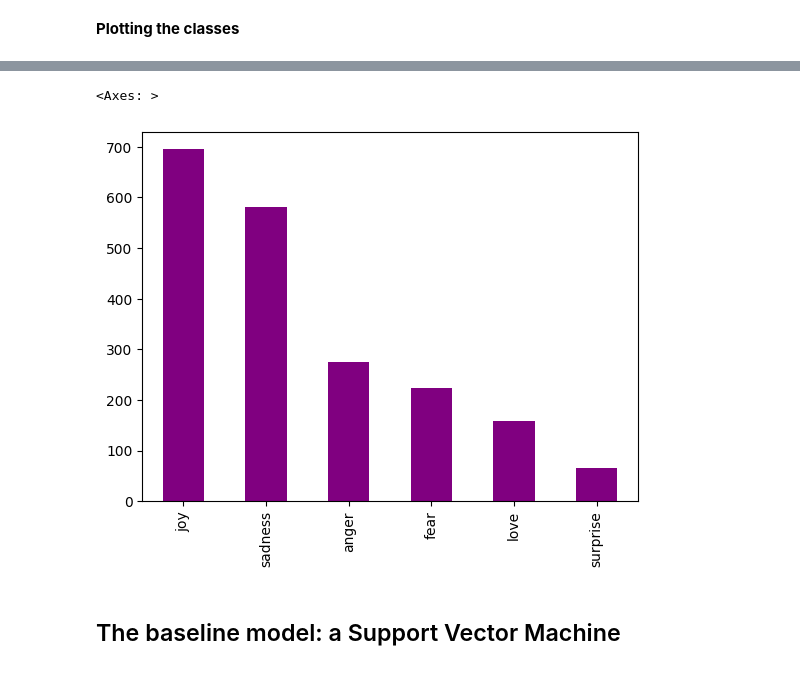
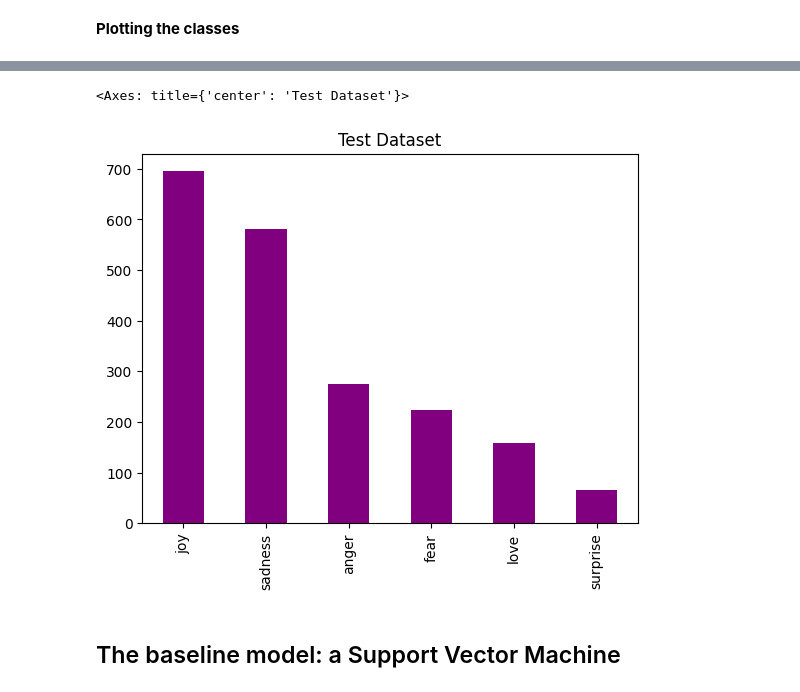
Before and after one commit to gmunda97/emotion_classification, a Jupyter notebook: jupyter_notebooks/support_vector_machine.ipynb, the cells around one changed output, grey strips where cells are left out. Cells and saved outputs as stored; diff of their text form; code cells hidden in the pictures.

```diff
--- a/jupyter_notebooks/support_vector_machine.ipynb
+++ b/jupyter_notebooks/support_vector_machine.ipynb
@@ -68,8 +79,8 @@ df_val["Emotion"].value_counts().plot(kind="bar", color="orange")
 # %%
-df_test["Emotion"].value_counts().plot(kind="bar", color="purple")
+df_test["Emotion"].value_counts().plot(kind="bar", color="purple", title="Test Dataset")
 # %% [output]
-<Axes: >
+<Axes: title={'center': 'Test Dataset'}>
-[figure, old version]
+[figure, new version]
 # %% [markdown]
 ## The baseline model: a Support Vector Machine
 # %%
```
Also changed, not shown: parts of 5 cells of this notebook, 1 other file.
